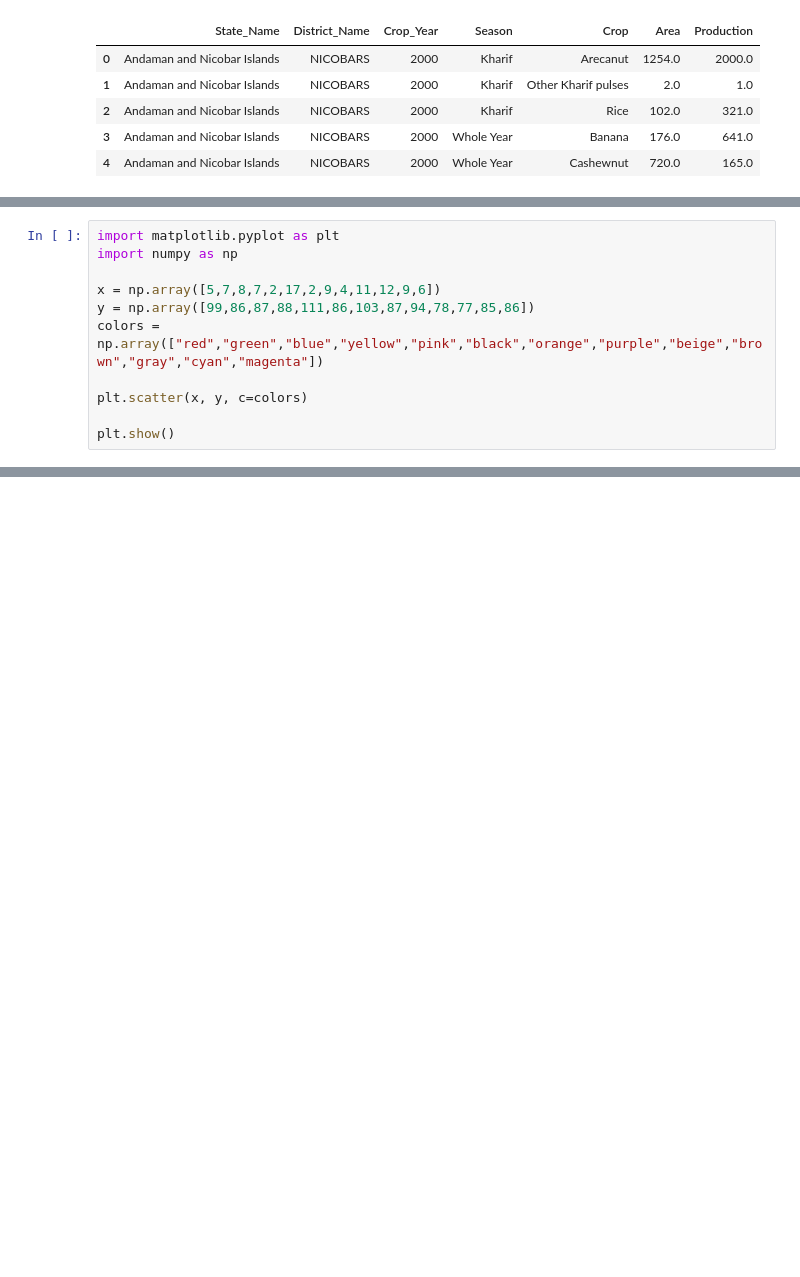
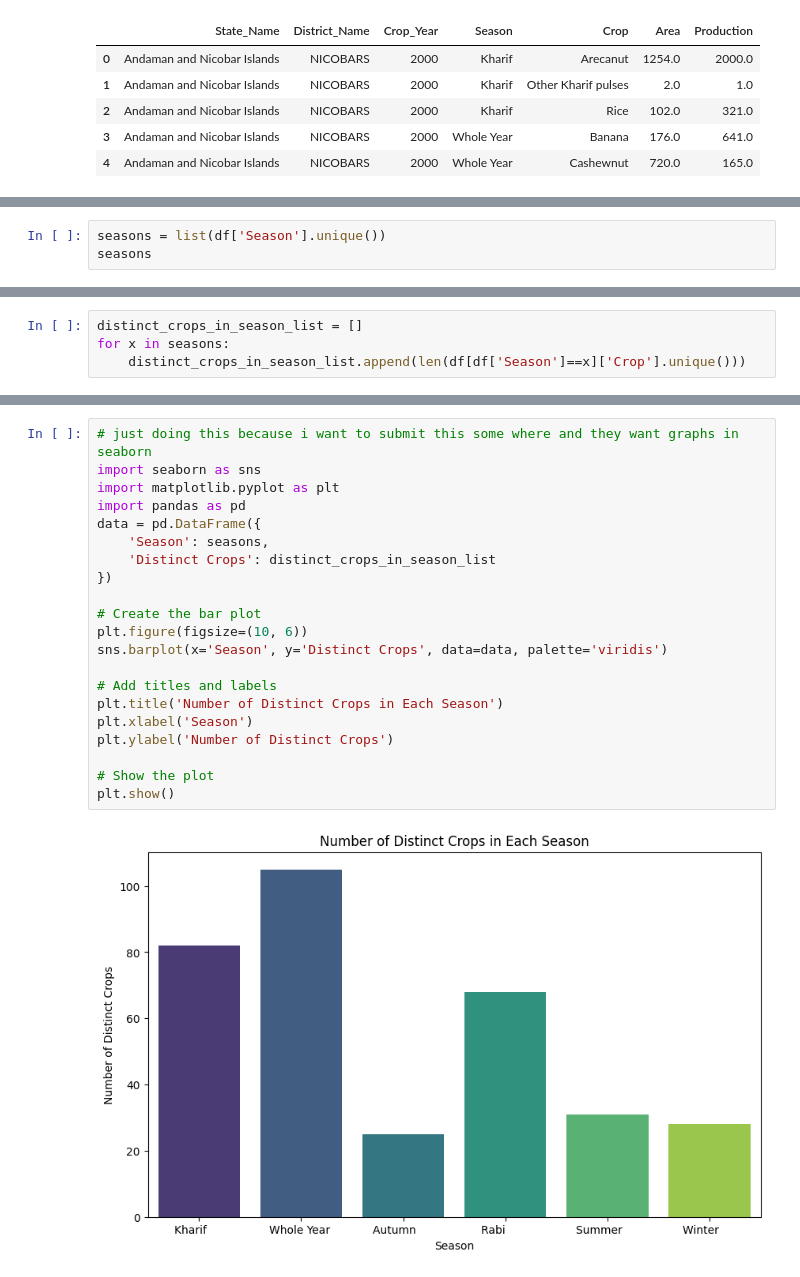
Before and after one commit to ekamsinghahuja/DeepLearning, a Jupyter notebook: UnifiedMentor/b.ipynb, the cells around one changed output, grey strips where cells are left out. Drawn from its saved outputs; the diff is of its cells as text; blank space fills up the shorter version.

Commit message:
crop

```diff
--- a/UnifiedMentor/b.ipynb
+++ b/UnifiedMentor/b.ipynb
@@ -179,11 +12,0 @@ plt.show()
-# %%
-import matplotlib.pyplot as plt
-import numpy as np
-
-x = np.array([5,7,8,7,2,17,2,9,4,11,12,9,6])
-y = np.array([99,86,87,88,111,86,103,87,94,78,77,85,86])
-colors = np.array(["red","green","blue","yellow","pink","black","orange","purple","beige","brown","gray","cyan","magenta"])
-
-plt.scatter(x, y, c=colors)
-
-plt.show()
@@ -193,0 +72,3 @@ import pandas as pd
+# %%
+seasons = list(df['Season'].unique())
+seasons
@@ -193,0 +208,4 @@ import pandas as pd
+# %%
+distinct_crops_in_season_list = []
+for x in seasons:
+    distinct_crops_in_season_list.append(len(df[df['Season']==x]['Crop'].unique()))
@@ -193,0 +229,23 @@ import pandas as pd
+# %%
+# just doing this because i want to submit this some where and they want graphs in seaborn
+import seaborn as sns
+import matplotlib.pyplot as plt
+import pandas as pd
+data = pd.DataFrame({
+    'Season': seasons,
+    'Distinct Crops': distinct_crops_in_season_list
+})
+
+# Create the bar plot
+plt.figure(figsize=(10, 6))
+sns.barplot(x='Season', y='Distinct Crops', data=data, palette='viridis')
+
+# Add titles and labels
+plt.title('Number of Distinct Crops in Each Season')
+plt.xlabel('Season')
+plt.ylabel('Number of Distinct Crops')
+
+# Show the plot
+plt.show()
+# %% [output]
+[figure, added]
```
Also changed, not shown: parts of 44 cells of this notebook, 1 other file.
